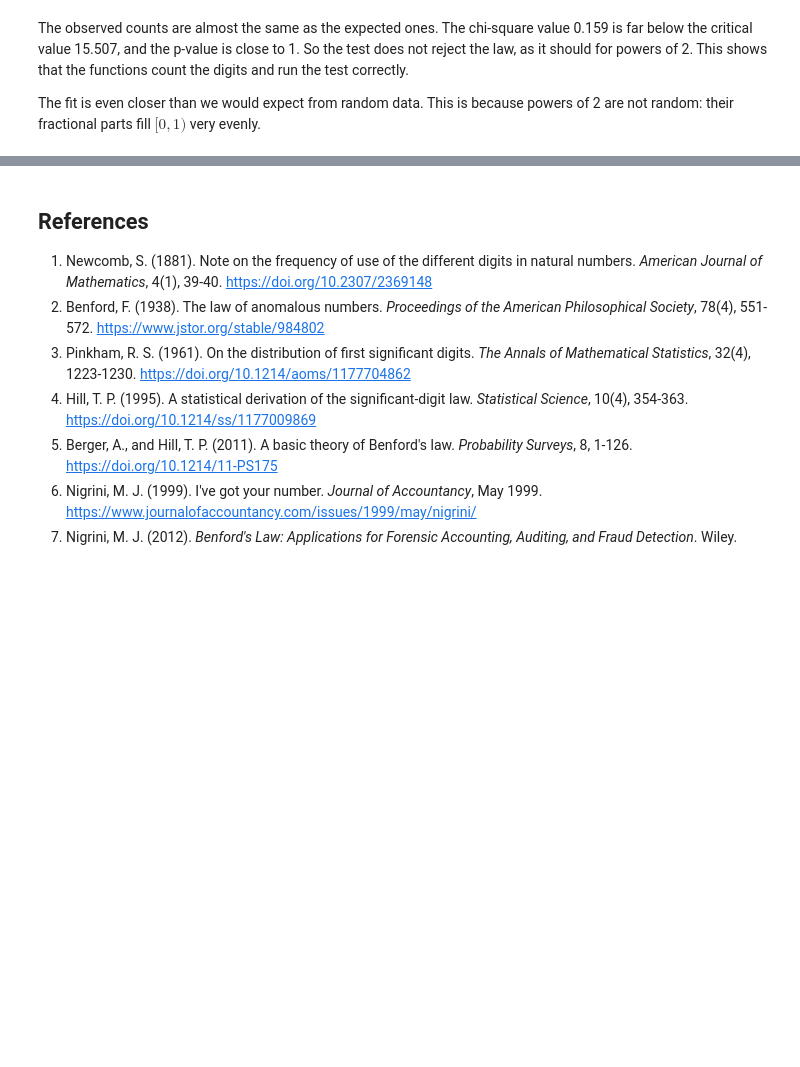
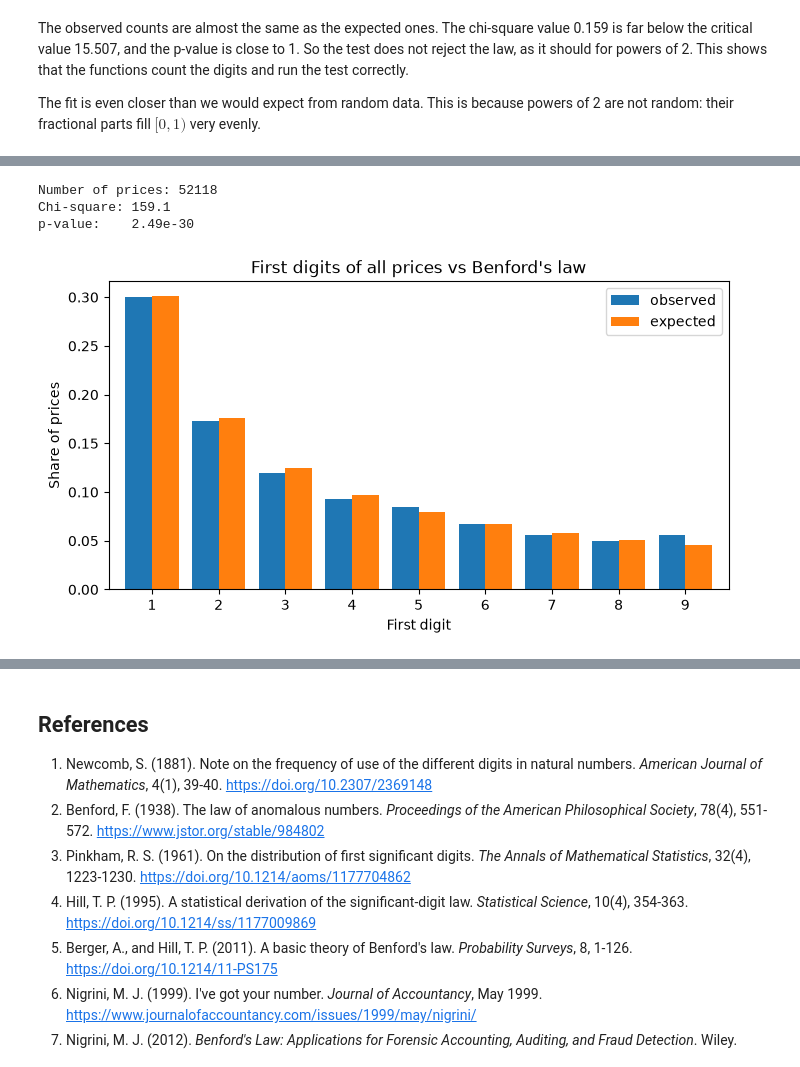
Before and after one commit to DeyvidDimitrov/softuni-task, a Jupyter notebook: notebook.ipynb, the cells around one changed output, grey strips where cells are left out. Drawn from its saved outputs; the diff is of its cells as text; code cells hidden in the pictures; blank space fills up the shorter version.

Commit message:
compare all prices with benford's law and explain the result

```diff
--- a/notebook.ipynb
+++ b/notebook.ipynb
@@ -243,0 +250,20 @@ The fit is even closer than we would expect from random data. This is because po
+# %%
+counts, chi2, p = benford.compare_to_benford(prices["price"])
+shares = counts / counts.sum()
+
+print("Number of prices:", counts["observed"].sum())
+print(f"Chi-square: {chi2:.1f}")
+print(f"p-value:    {p:.3g}")
+# %% [output]
+Number of prices: 52118
+Chi-square: 159.1
+p-value:    2.49e-30
+# %%
+fig, ax = plt.subplots(figsize=(8, 4))
+shares.plot.bar(ax=ax, rot=0, width=0.8)
+ax.set_xlabel("First digit")
+ax.set_ylabel("Share of prices")
+ax.set_title("First digits of all prices vs Benford's law")
+plt.show()
+# %% [output]
+[figure, added]
```
Also changed, not shown: parts of 4 cells of this notebook.
